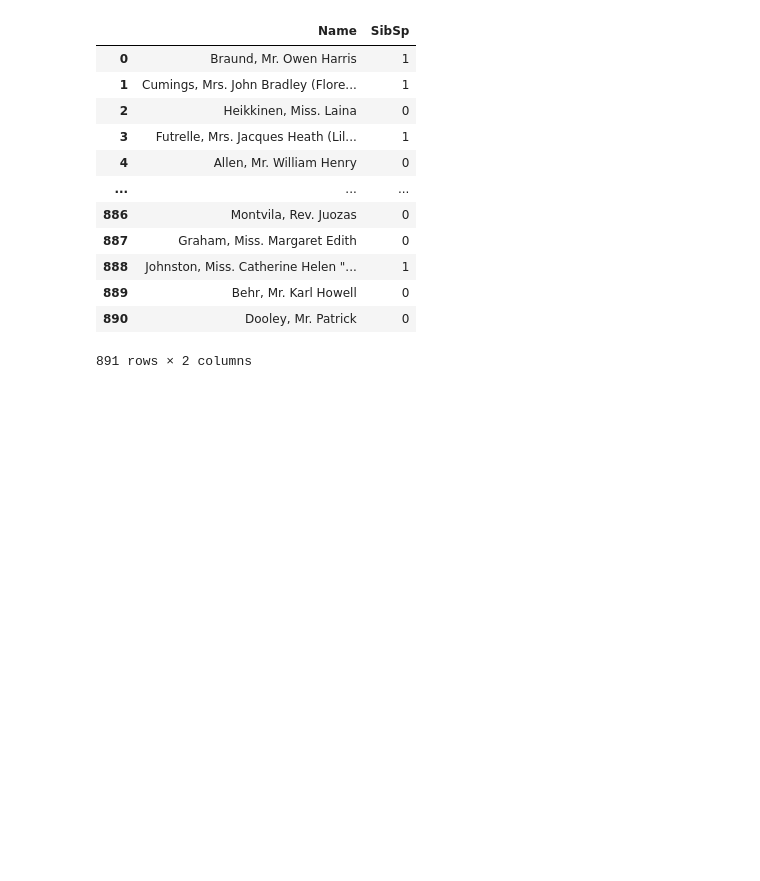
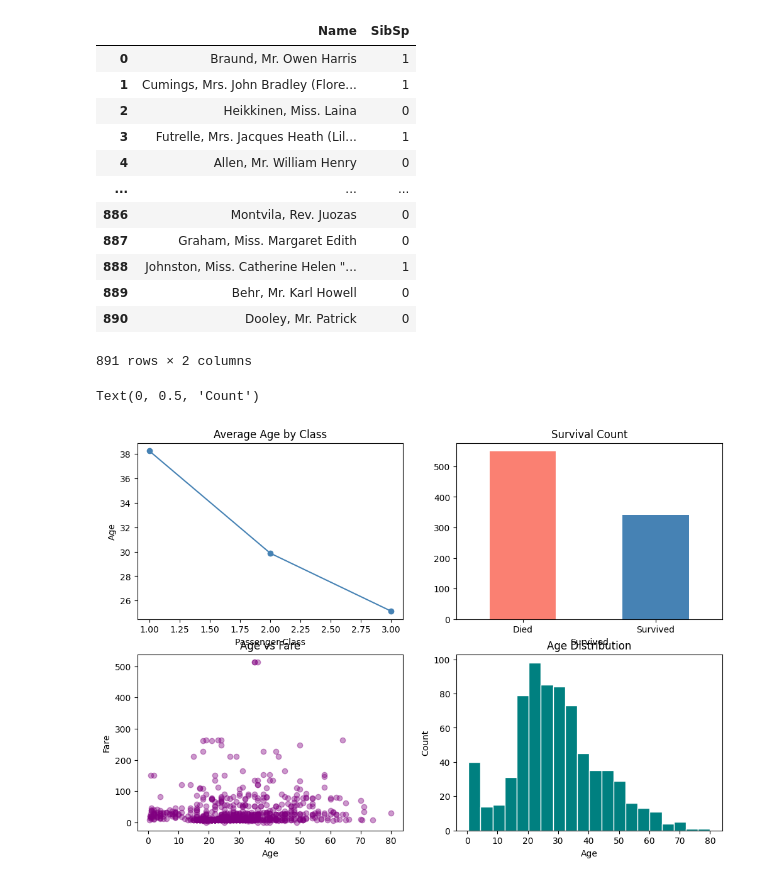
Before and after one commit to Namitha-04/Titanic-EDA, a Jupyter notebook: Titanic.ipynb, the cells around one changed output. Drawn from its saved outputs; the diff is of its cells as text; code cells hidden in the pictures; blank space fills up the shorter version.

```diff
--- a/Titanic.ipynb
+++ b/Titanic.ipynb
@@ -236,0 +240,24 @@ data[['Name', 'SibSp']]
+# %%
+fig, axes = plt.subplots(2, 2, figsize=(12, 8))
+
+data.groupby('Pclass')['Age'].mean().plot(ax=axes[0,0], kind='line', marker='o', color='steelblue')
+axes[0,0].set_title('Average Age by Class')
+axes[0,0].set_xlabel('Passenger Class')
+axes[0,0].set_ylabel('Age')
+
+data['Survived'].value_counts().plot(ax=axes[0,1], kind='bar', color=['salmon', 'steelblue'])
+axes[0,1].set_title('Survival Count')
+axes[0,1].set_xticklabels(['Died', 'Survived'], rotation=0)
+
+axes[1,0].scatter(data['Age'], data['Fare'], alpha=0.4, color='purple')
+axes[1,0].set_title('Age vs Fare')
+axes[1,0].set_xlabel('Age')
+axes[1,0].set_ylabel('Fare')
+
+axes[1,1].hist(data['Age'].dropna(), bins=20, color='teal', edgecolor='white')
+axes[1,1].set_title('Age Distribution')
+axes[1,1].set_xlabel('Age')
+axes[1,1].set_ylabel('Count')
+# %% [output]
+Text(0, 0.5, 'Count')
+[figure, added]
```
Also changed, not shown: parts of 5 cells of this notebook.
